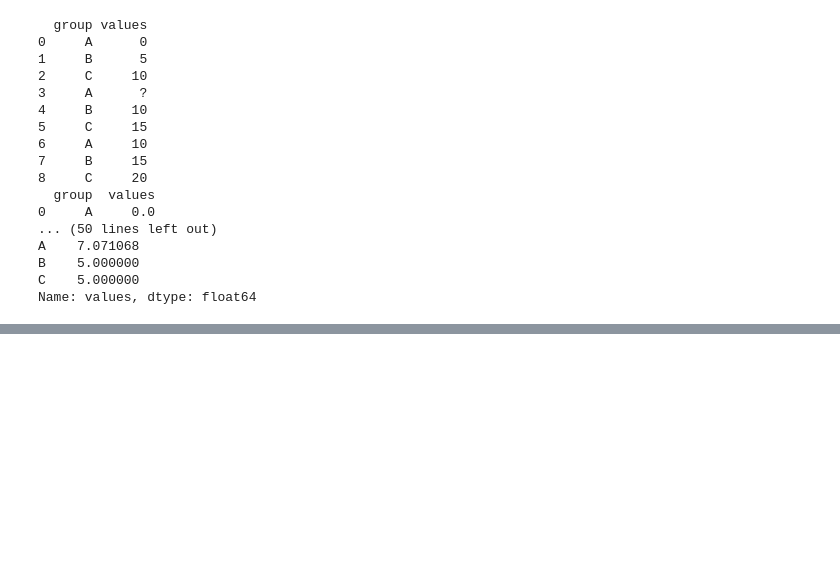
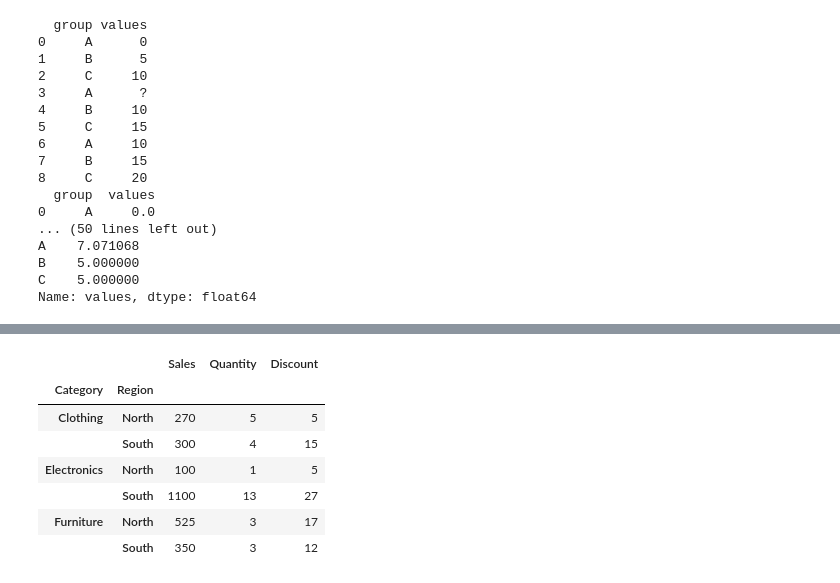
Before and after one commit to ShilpaVasista/Exploratory-Data-Analytics, a Jupyter notebook: grouping_datasets.ipynb, the cells around one changed output, grey strips where cells are left out. Saved outputs shown, nothing was run; the diff lists cells and outputs as text; code cells hidden in the pictures; blank space fills up the shorter version.

```diff
--- a/grouping_datasets.ipynb
+++ b/grouping_datasets.ipynb
@@ -281,0 +328,20 @@ Name: values, dtype: float64
+# %%
+import pandas as pd
+
+# Creating an enhanced DataFrame
+data = {
+    'Category': ['Electronics', 'Electronics', 'Clothing', 'Clothing', 'Furniture',
+                 'Electronics', 'Clothing', 'Furniture', 'Furniture', 'Electronics'],
+    'Region': ['North', 'South', 'North', 'South', 'North',
+               'South', 'North', 'South', 'North', 'South'],
+    'Sales': [100, 200, 150, 300, 250, 400, 120, 350, 275, 500],
+    'Quantity': [1, 2, 3, 4, 2, 5, 2, 3, 1, 6],
+    'Discount': [5, 10, 0, 15, 7, 8, 5, 12, 10, 9],
+    'Customer_Type': ['New', 'Returning', 'New', 'Returning', 'New',
+                      'Returning', 'New', 'Returning', 'New', 'Returning']
+}
+
+df = pd.DataFrame(data)
+
+# Displaying the DataFrame
+print(df)
@@ -281,0 +380,11 @@ Name: values, dtype: float64
+# %%
+df.groupby(['Category','Region'])[df.select_dtypes(include='number').columns].sum()
+# %% [output]
+|  |  | Sales | Quantity | Discount |
+| Category | Region |  |  |  |
+| Clothing | North | 270 | 5 | 5 |
+|  | South | 300 | 4 | 15 |
+| Electronics | North | 100 | 1 | 5 |
+|  | South | 1100 | 13 | 27 |
+| Furniture | North | 525 | 3 | 17 |
+|  | South | 350 | 3 | 12 |
```
Also changed, not shown: parts of 8 cells of this notebook.
